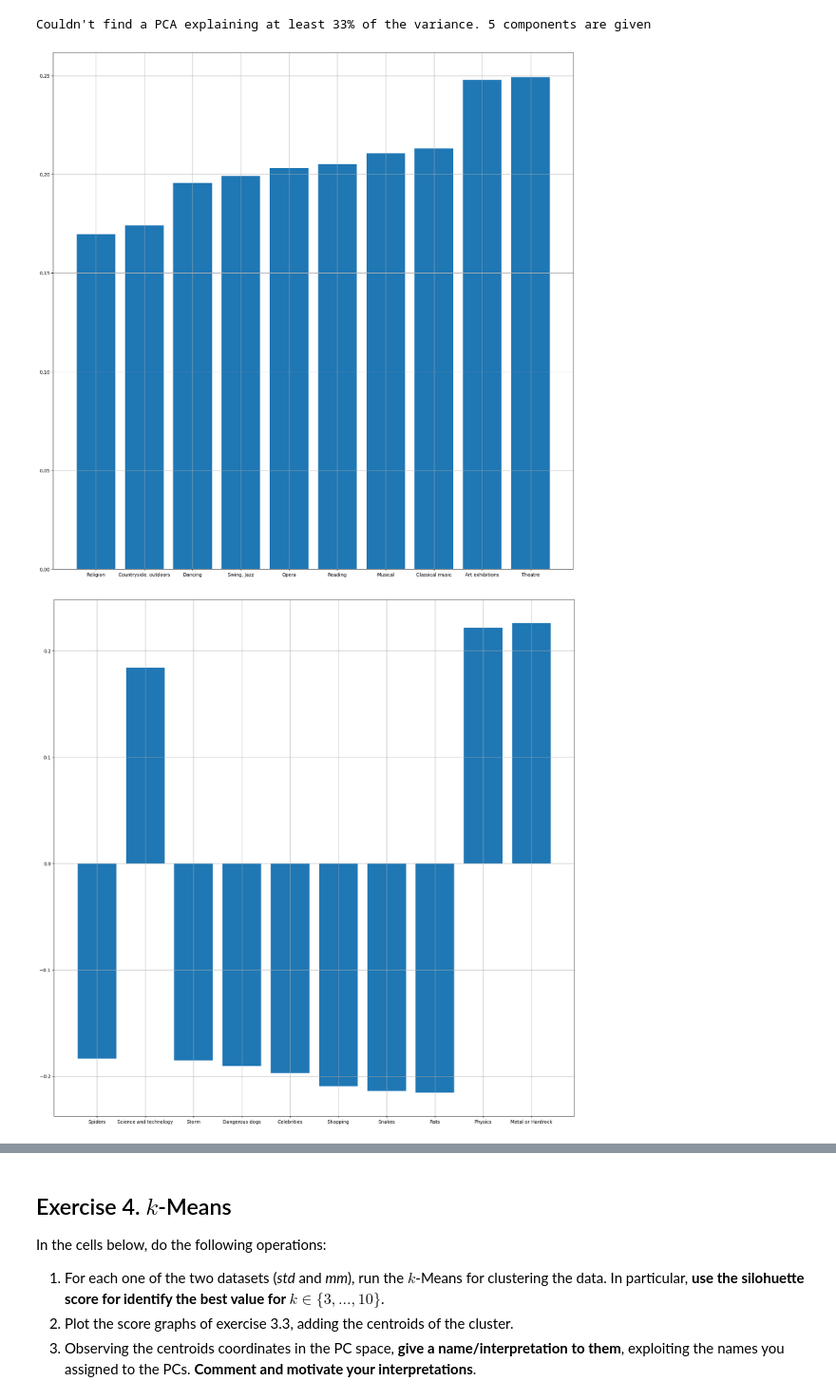
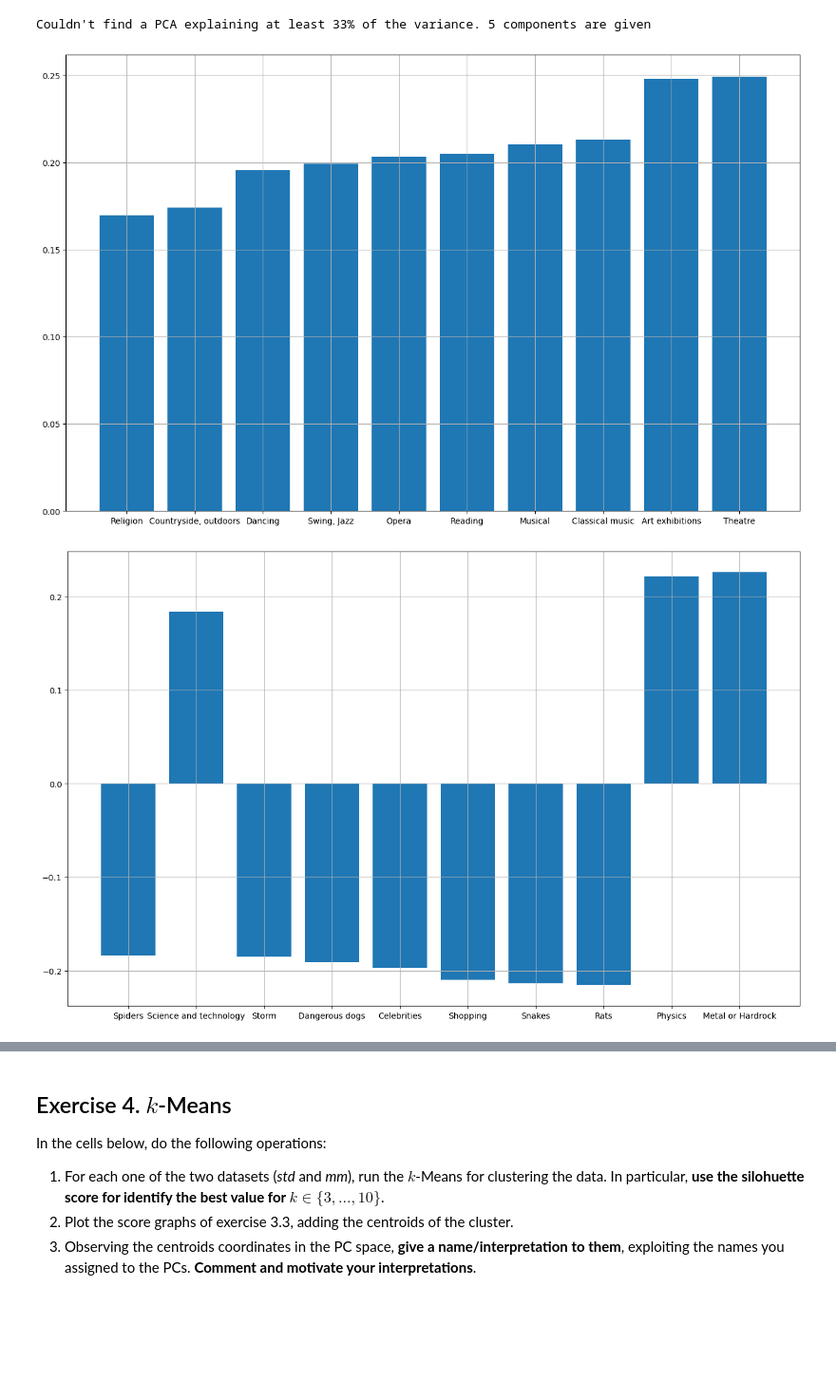
Before and after one commit to fabiolauro/PCA_CLA_Project, a Jupyter notebook: HWpca_Lauro_Martellone.ipynb, the cells around one changed output, grey strips where cells are left out. Shown at 95% size. Saved outputs shown, nothing was run; the diff lists cells and outputs as text; code cells hidden in the pictures; blank space fills up the shorter version.

```diff
--- a/HWpca_Lauro_Martellone.ipynb
+++ b/HWpca_Lauro_Martellone.ipynb
@@ -452,32 +452,32 @@ Couldn't find a PCA explaining at least 33% of the variance. 5 components are gi
 # %%
 #let's define a threshold to identify the features relevant to each principal component
 eps = np.sqrt(1/X_df.shape[1])
 
 #since we have more than 100 features, we plot just the ones that are above this threshold
 n_components_std = pca_std_m.n_components_
 
 loadings_std = []
 indexes_std = []
 top_10_loadings_std = []
 top_10_features_std = []
 
 for ii in range(n_components_std):
 
     loadings = pca_std_m.components_[ii,:]
     indexes = np.argsort(np.abs(loadings))[-10:]
     top_10_loadings = loadings[indexes]
     top_10_features = X_df.columns[indexes]
 
-    plt.figure(figsize=(20,20))
+    plt.figure(figsize=(16,10))
     plt.bar(range(10), top_10_loadings)
     plt.xticks(range(10), labels= top_10_features)
     plt.grid()
     plt.show()
 
     loadings_std.append(loadings)
     indexes_std.append(indexes)
     top_10_loadings_std.append(top_10_loadings)
     top_10_features_std.append(top_10_features)
 # %% [output]
-[figure, old version]
+[figure, new version]
-[figure, old version]
+[figure, new version]
```
Also changed, not shown: parts of 3 cells of this notebook.
